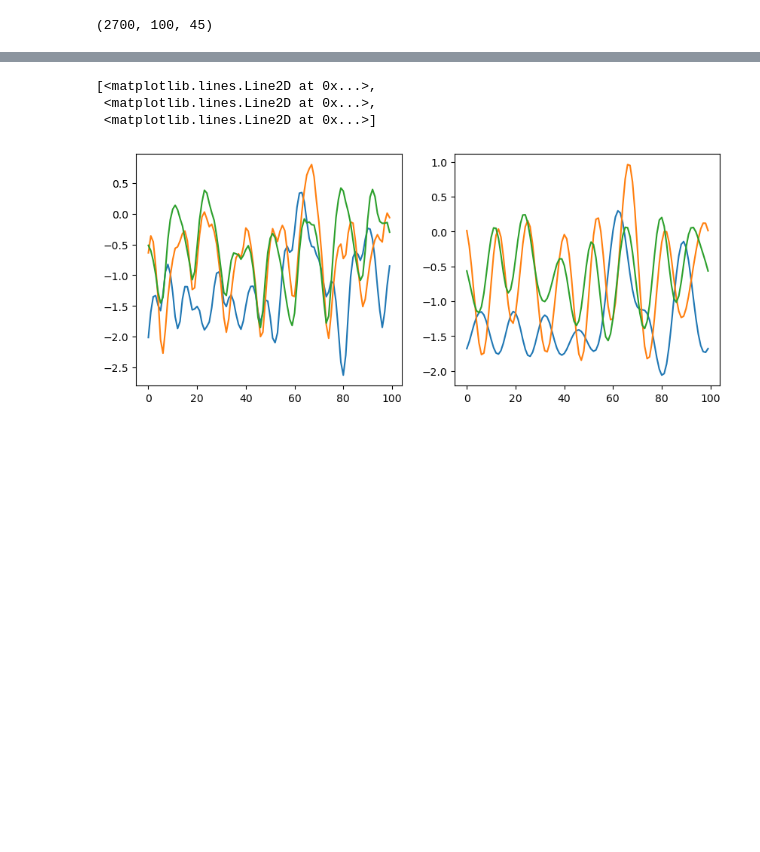
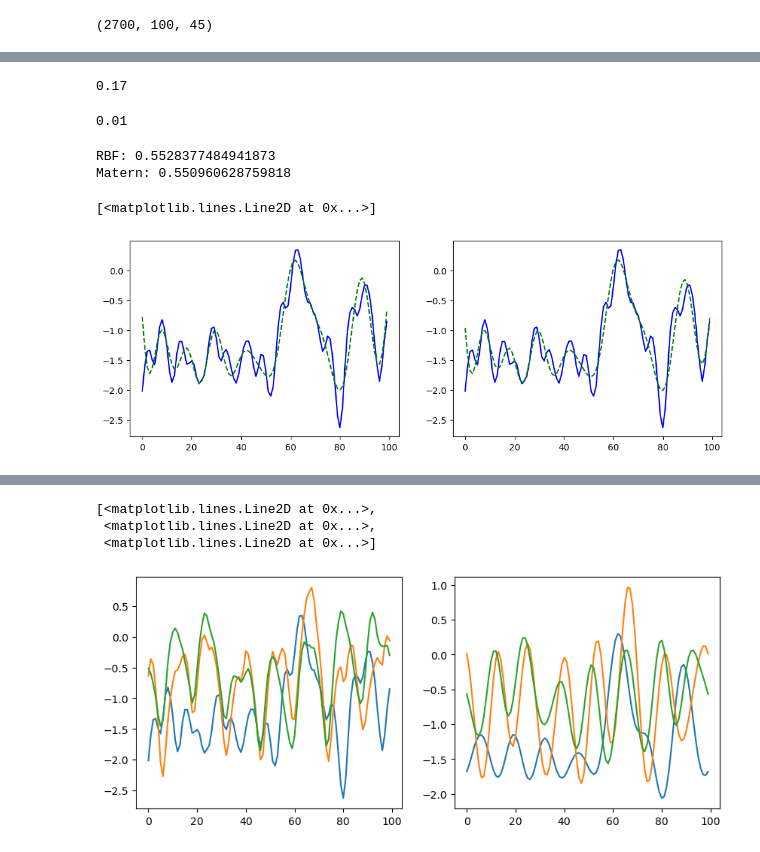
Before and after one commit to ljnel/cd_project, a Jupyter notebook: notebooks/bilinear.ipynb, the cells around one changed output, grey strips where cells are left out. Cells and saved outputs as stored; diff of their text form; code cells hidden in the pictures; blank space fills up the shorter version.

```diff
--- a/notebooks/bilinear.ipynb
+++ b/notebooks/bilinear.ipynb
@@ -18,7 +43,7 @@ ax[2].imshow(PeriodicKernel(period=0.25)(t))
 # %%
 x_tr, x_te, y_true, _ = load_experiment('humanoid', trim=True)
 # %%
-x_tr = strided_window_view(x_tr, window=x_te.shape[1], stride=100).reshape(-1, 100, x_tr.shape[-1])
+x_tr = strided_window_view(x_tr, window=x_te.shape[1], stride=100).reshape(-1, x_te.shape[1], x_tr.shape[-1])
 # %%
 x_tr.shape
 # %% [output]
@@ -36,0 +57,34 @@ plot_channels(x_te, y_true);
+# %%
+period = estimate_period_acf(x_tr) / x_te.shape[1]
+period
+# %% [output]
+0.17
+# %%
+1 / 100
+# %% [output]
+0.01
+# %%
+x = x_tr[0]
+
+l = 0.01
+k1 = RBFKernel(n_steps=x_te.shape[1], ridge=1e-6, rank=20, length_scale=l)
+k2 = MaternKernel(n_steps=x_te.shape[1], ridge=1e-6, rank=20, length_scale=l, order=0)
+
+fig, ax = plt.subplots(1, 2, figsize=(12, 4))
+
+z = k1.transform(x)
+xhat = k1.inverse_transform(z)
+print(f'RBF: {np.linalg.norm(x-xhat)/np.linalg.norm(x)}')
+ax[0].plot(x[:,:1], 'b-')
+ax[0].plot(xhat[:,:1], 'g--')
+
+z = k2.transform(x)
+xhat = k2.inverse_transform(z)
+print(f'Matern: {np.linalg.norm(x-xhat)/np.linalg.norm(x)}')
+ax[1].plot(x[:,:1], 'b-')
+ax[1].plot(xhat[:,:1], 'g--')
+# %% [output]
+RBF: 0.5528377484941873
+Matern: 0.550960628759818
+[<matplotlib.lines.Line2D at 0x...>]
+[figure, added]
```
Also changed, not shown: parts of 11 cells of this notebook, 9 other files.
